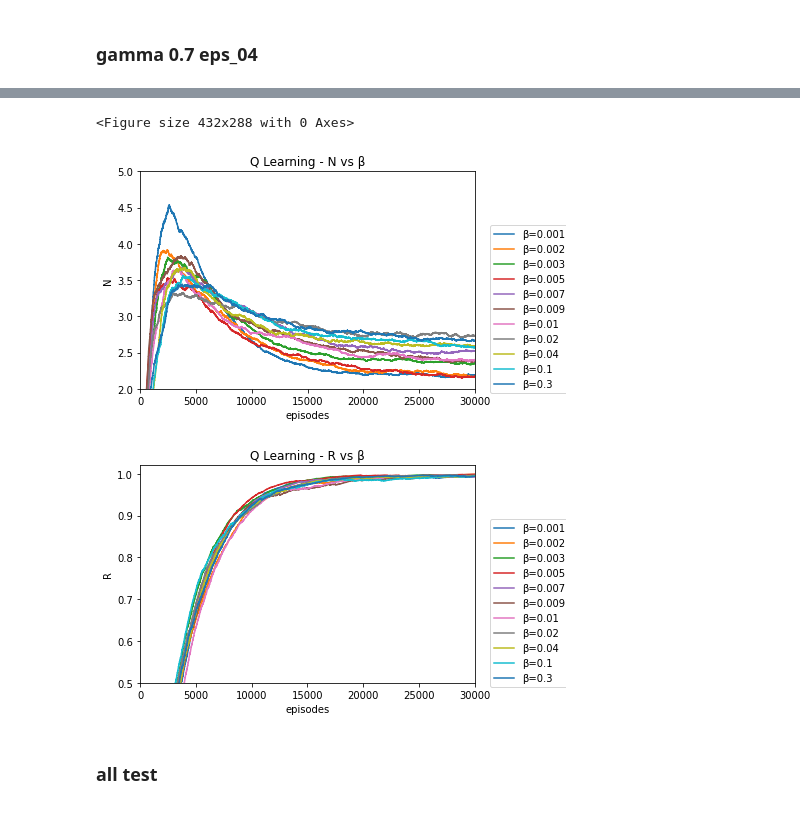
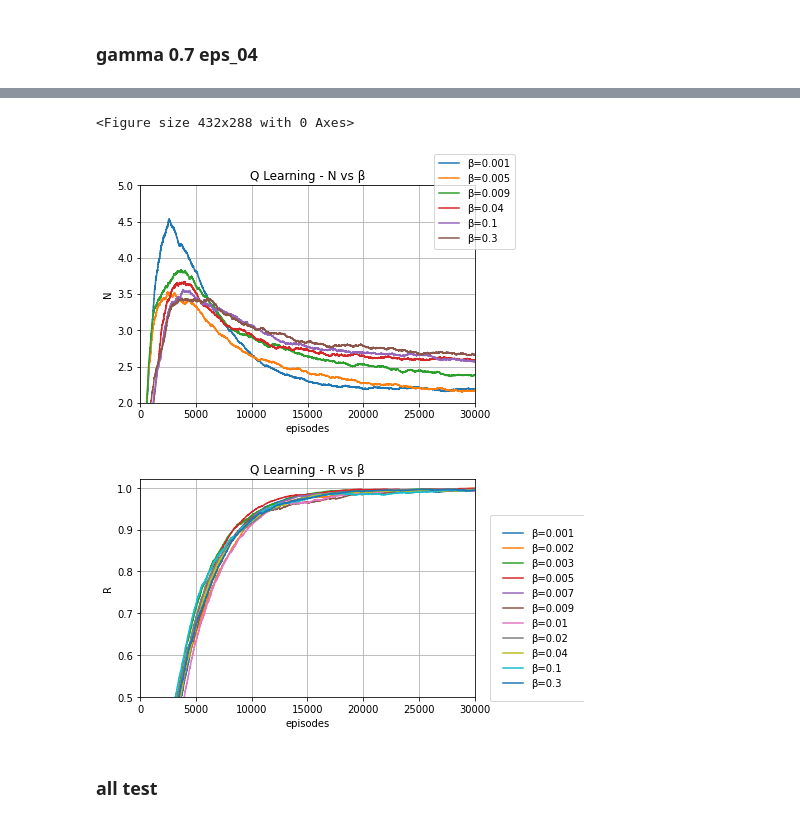
Before and after one commit to JunTu-XD/RL-Checkmate, a Jupyter notebook: data/plotting2.ipynb, the cells around one changed output, grey strips where cells are left out. Cells and saved outputs as stored; diff of their text form; code cells hidden in the pictures.

```diff
--- a/data/plotting2.ipynb
+++ b/data/plotting2.ipynb
@@ -396,20 +397,20 @@ plt.title("Q Learning - N vs β")
 ax.set_xlabel("episodes")
 ax.set_ylabel("N")
 ax.plot(b_00100_g_07_q_x_ema, b_00100_g_07_q_n_ema, label="β=0.001")
-ax.plot(b_00200_g_07_q_x_ema, b_00200_g_07_q_n_ema, label="β=0.002")
-ax.plot(b_00300_g_07_q_x_ema, b_00300_g_07_q_n_ema, label="β=0.003")
+# ax.plot(b_00200_g_07_q_x_ema, b_00200_g_07_q_n_ema, label="β=0.002")
+# ax.plot(b_00300_g_07_q_x_ema, b_00300_g_07_q_n_ema, label="β=0.003")
 ax.plot(b_00500_g_07_q_x_ema, b_00500_g_07_q_n_ema, label="β=0.005")
-ax.plot(b_00700_g_07_q_x_ema, b_00700_g_07_q_n_ema, label="β=0.007")
+# ax.plot(b_00700_g_07_q_x_ema, b_00700_g_07_q_n_ema, label="β=0.007")
 ax.plot(b_00900_g_07_q_x_ema, b_00900_g_07_q_n_ema, label="β=0.009")
-ax.plot(b_01000_g_07_q_x_ema, b_01000_g_07_q_n_ema, label="β=0.01")
-ax.plot(b_02000_g_07_q_x_ema, b_02000_g_07_q_n_ema, label="β=0.02")
+# ax.plot(b_01000_g_07_q_x_ema, b_01000_g_07_q_n_ema, label="β=0.01")
+# ax.plot(b_02000_g_07_q_x_ema, b_02000_g_07_q_n_ema, label="β=0.02")
 ax.plot(b_04000_g_07_q_x_ema, b_04000_g_07_q_n_ema, label="β=0.04")
 ax.plot(b_10000_g_07_q_x_ema, b_10000_g_07_q_n_ema, label="β=0.1")
 ax.plot(b_30000_g_07_q_x_ema, b_30000_g_07_q_n_ema, label="β=0.3")
 ax.set_xlim((0, 30000))
 ax.set_ylim((2, 5))
-
-# ax2 = ax
+ax.grid("on")
+# ax2 =  ax.twinx()
 # ax2.set_ylabel("R (- -)")
 # ax2.plot(b_00100_g_07_q_x_ema, b_00100_g_07_q_r_ema, label="β=0.001", linestyle=line_style)
 # ax2.plot(b_00200_g_07_q_x_ema, b_00200_g_07_q_r_ema, label="β=0.00200", linestyle=line_style)
@@ -418,40 +419,43 @@ ax.set_ylim((2, 5))
 # ax2.plot(b_00700_g_07_q_x_ema, b_00700_g_07_q_r_ema, label="β=0.00700", linestyle=line_style)
 # ax2.plot(b_00900_g_07_q_x_ema, b_00900_g_07_q_r_ema, label="β=0.00900", linestyle=line_style)
 # ax2.plot(b_01000_g_07_q_x_ema, b_01000_g_07_q_r_ema, label="β=0.01000", linestyle=line_style)
 # ax2.plot(b_02000_g_07_q_x_ema, b_02000_g_07_q_r_ema, label="β=0.02000", linestyle=line_style)
 # ax2.plot(b_04000_g_07_q_x_ema, b_04000_g_07_q_r_ema, label="β=0.04000", linestyle=line_style)
 # ax2.plot(b_10000_g_07_q_x_ema, b_10000_g_07_q_r_ema, label="β=0.10000", linestyle=line_style)
 # ax2.plot(b_30000_g_07_q_x_ema, b_30000_g_07_q_r_ema, label="β=0.30000", linestyle=line_style)
 
-fig.legend(loc=loc, bbox_to_anchor=bbox_to_anchor)
-fig2.savefig("Q-beta_N.jpg", dpi=200 )
+lgd = fig.legend(loc="upper right", borderpad=0.5)
+text = fig.text(-0.2,1.05, "", transform=ax.transAxes)
+fig.savefig("Q-beta_N.jpg",bbox_extra_artists=(lgd,text), dpi=100)
 plt.show()
 
 fig2, ax2  = plt.subplots()
 plt.title("Q Learning - R vs β")
 ax2.set_xlabel("episodes")
 ax2.set_ylabel("R")
+
 ax2.plot(b_00100_g_07_q_x_ema, b_00100_g_07_q_r_ema, label="β=0.001")
 ax2.plot(b_00200_g_07_q_x_ema, b_00200_g_07_q_r_ema, label="β=0.002")
 ax2.plot(b_00300_g_07_q_x_ema, b_00300_g_07_q_r_ema, label="β=0.003")
 ax2.plot(b_00500_g_07_q_x_ema, b_00500_g_07_q_r_ema, label="β=0.005")
 ax2.plot(b_00700_g_07_q_x_ema, b_00700_g_07_q_r_ema, label="β=0.007")
 ax2.plot(b_00900_g_07_q_x_ema, b_00900_g_07_q_r_ema, label="β=0.009")
 ax2.plot(b_01000_g_07_q_x_ema, b_01000_g_07_q_r_ema, label="β=0.01")
 ax2.plot(b_02000_g_07_q_x_ema, b_02000_g_07_q_r_ema, label="β=0.02")
 ax2.plot(b_04000_g_07_q_x_ema, b_04000_g_07_q_r_ema, label="β=0.04")
 ax2.plot(b_10000_g_07_q_x_ema, b_10000_g_07_q_r_ema, label="β=0.1")
 ax2.plot(b_30000_g_07_q_x_ema, b_30000_g_07_q_r_ema, label="β=0.3")
 ax2.set_xlim((0, 30000))
 ax2.set_ylim((0.5, 1.02))
-
-fig2.legend(loc=loc, bbox_to_anchor=bbox_to_anchor)
+ax2.grid("on")
+lgd = fig2.legend(loc=loc, bbox_to_anchor=bbox_to_anchor, borderpad=1.3)
+text = fig2.text(-0.2,1.05, "", transform=ax.transAxes)
 plt.show()
-fig2.savefig("Q-beta_R.jpg", bbox_inches='tight', dpi=200 )
+fig2.savefig("Q-beta_R.jpg", bbox_extra_artists=(lgd,text), bbox_inches='tight', dpi=100)
 # %% [output]
 <Figure size 432x288 with 0 Axes>
-[figure, old version]
+[figure, new version]
-[figure, old version]
+[figure, new version]
 # %% [markdown]
 ### all test
 # %%
```
Also changed, not shown: parts of 3 cells of this notebook.
